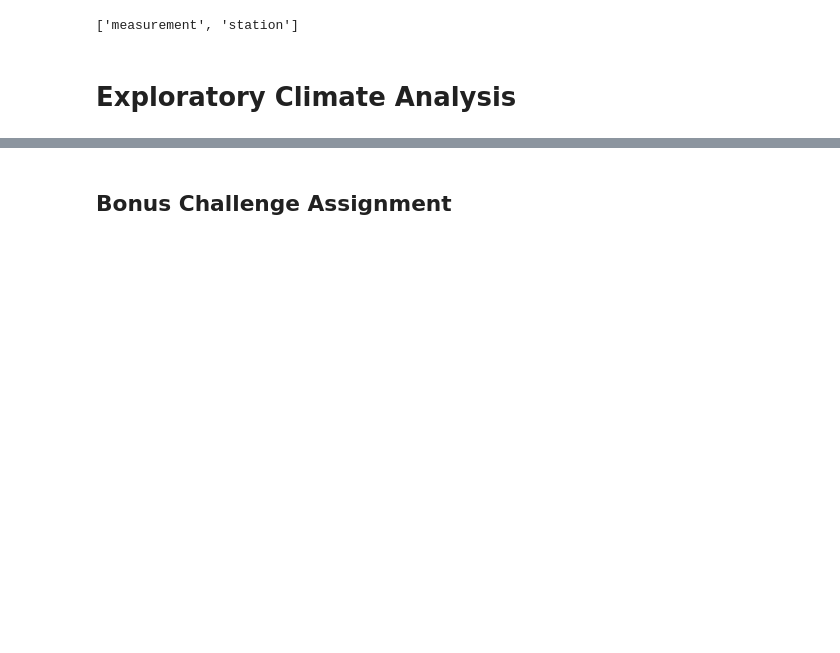
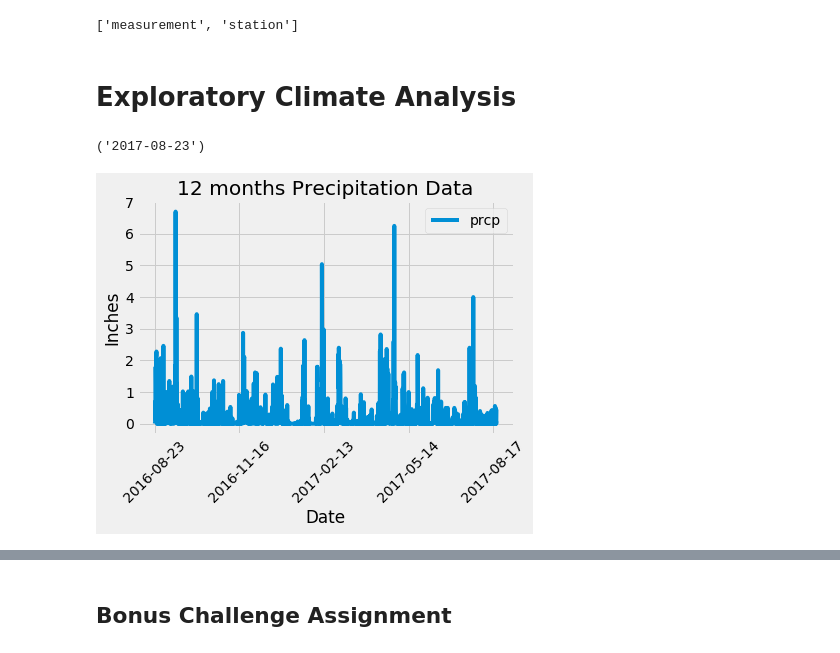
Before and after one commit to Jose2512/sqlalchemy-challenge, a Jupyter notebook: climate_starter.ipynb, the cells around one changed output, grey strips where cells are left out. Saved outputs shown, nothing was run; the diff lists cells and outputs as text; code cells hidden in the pictures; blank space fills up the shorter version.

```diff
--- a/climate_starter.ipynb
+++ b/climate_starter.ipynb
@@ -32,25 +32,43 @@ Base.classes.keys()
 ['measurement', 'station']
 # %%
 # Save references to each table
-Measurements = Base.classes.measurement
-Stations = Base.classes.station
+Measurement = Base.classes.measurement
+Station = Base.classes.station
 # %%
 # Create our session (link) from Python to the DB
 session = Session(bind=engine)
 # %% [markdown]
 # Exploratory Climate Analysis
+# %%
+last_date = session.query(Measurement.date).order_by(Measurement.date.desc()).first()
+last_date
+# %% [output]
+('2017-08-23')
 # %%
 # Design a query to retrieve the last 12 months of precipitation data and plot the results
-prec_last12 = session.query(Measurements).\
+prec_last12 = session.query(Measurement.date, Measurement.prcp).\
+filter(Measurement.date <= "2017-08-23").\
+filter(Measurement.date >= "2016-08-23").all()
 
 # Calculate the date 1 year ago from the last data point in the database
 
 # Perform a query to retrieve the data and precipitation scores
 
 # Save the query results as a Pandas DataFrame and set the index to the date column
 
 # Sort the dataframe by date
-
+measurement_df = pd.DataFrame(prec_last12)
+measurement_df = measurement_df.dropna()
+measurement_df = measurement_df.sort_values(by='date')
+measurement_df = measurement_df.set_index('date')
+measurement_df.head()
 # Use Pandas Plotting with Matplotlib to plot the data
+measurement_df.plot(title='12 months Precipitation Data')
+plt.xlabel('Date')
+plt.ylabel('Inches')
+plt.xticks(rotation=45)
+plt.show()
+# %% [output]
+[figure, added]
 # %%
 # Use Pandas to calcualte the summary statistics for the precipitation data
```
Also changed, not shown: parts of 6 cells of this notebook, 1 other file.
